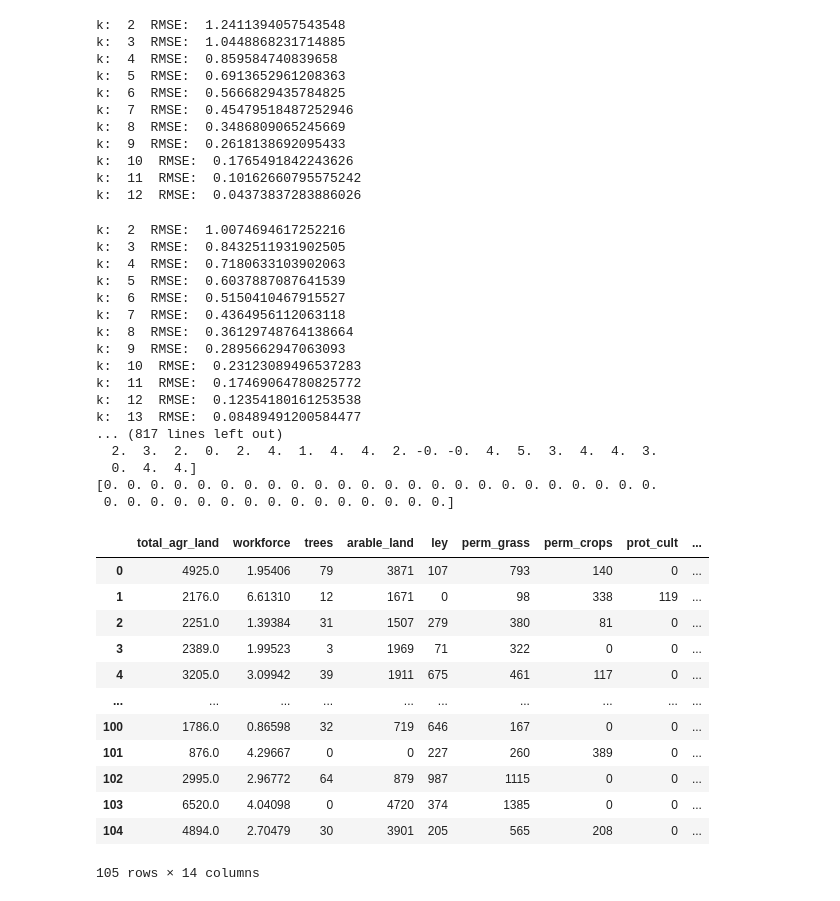
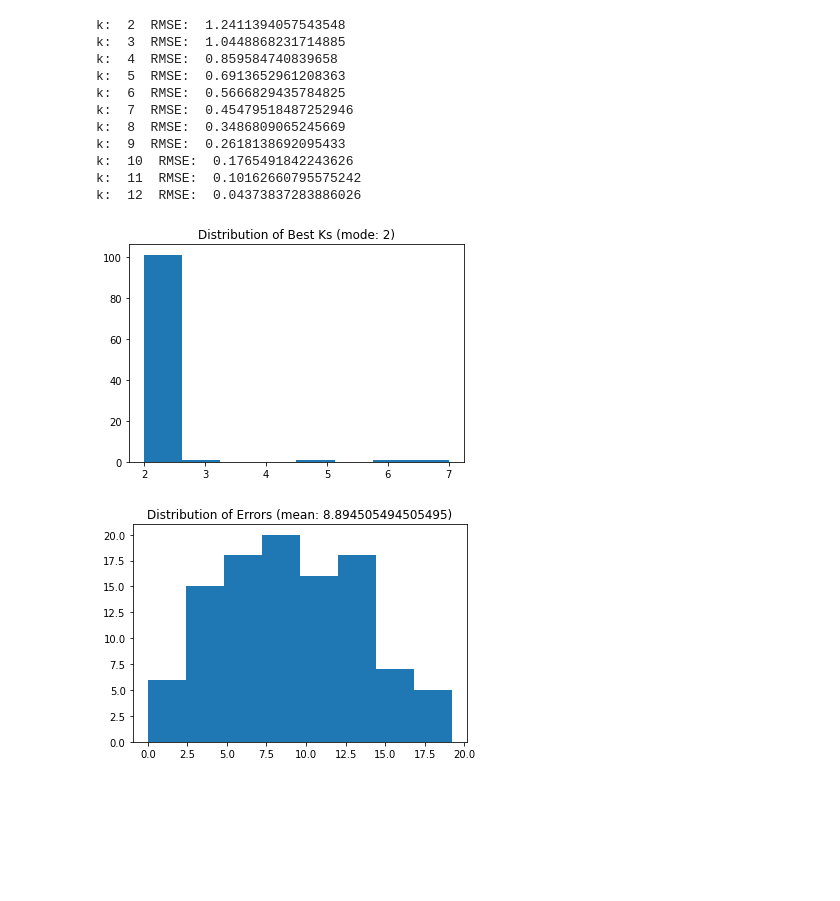
Before and after one commit to allenhu08/capstone, a Jupyter notebook: Recommender.ipynb, the cells around one changed output. Cells and saved outputs as stored; diff of their text form; code cells hidden in the pictures; blank space fills up the shorter version.

```diff
--- a/Recommender.ipynb
+++ b/Recommender.ipynb
@@ -87,50 +86,3 @@ k:  9  RMSE:  0.2618138692095433
 k:  10  RMSE:  0.1765491842243626
 k:  11  RMSE:  0.10162660795575242
 k:  12  RMSE:  0.04373837283886026
-# %%
-meansures_vals = df[meansures_info_cols + measures_effect_info_cols].fillna(0).values
-
-for k in range(2, len(meansures_vals[0])):
-  pred = compute_svd(meansures_vals, k)
-
-  print("k: ", k, " RMSE: ", mean_squared_error(meansures_vals, pred))
-
-# for i in range(len(meansures_vals)):
-#   print("User ", i)
-#   print(meansures_vals[i])
-#   print(pred[i].round())
-#   print(meansures_vals[i] - pred[i].round())
-# %% [output]
-k:  2  RMSE:  1.0074694617252216
-k:  3  RMSE:  0.8432511931902505
-k:  4  RMSE:  0.7180633103902063
-k:  5  RMSE:  0.6037887087641539
-k:  6  RMSE:  0.5150410467915527
-k:  7  RMSE:  0.4364956112063118
-k:  8  RMSE:  0.36129748764138664
-k:  9  RMSE:  0.2895662947063093
-k:  10  RMSE:  0.23123089496537283
-k:  11  RMSE:  0.17469064780825772
-k:  12  RMSE:  0.12354180161253538
-k:  13  RMSE:  0.08489491200584477
-... (817 lines left out)
-  2.  3.  2.  0.  2.  4.  1.  4.  4.  2. -0. -0.  4.  5.  3.  4.  4.  3.
-  0.  4.  4.]
-[0. 0. 0. 0. 0. 0. 0. 0. 0. 0. 0. 0. 0. 0. 0. 0. 0. 0. 0. 0. 0. 0. 0. 0.
- 0. 0. 0. 0. 0. 0. 0. 0. 0. 0. 0. 0. 0. 0. 0.]
-# %%
-df[farm_info_cols]
-# %% [output]
-|  | total_agr_land | workforce | trees | arable_land | ley | perm_grass | perm_crops | prot_cult | ... |
-| 0 | 4925.0 | 1.95406 | 79 | 3871 | 107 | 793 | 140 | 0 | ... |
-| 1 | 2176.0 | 6.61310 | 12 | 1671 | 0 | 98 | 338 | 119 | ... |
-| 2 | 2251.0 | 1.39384 | 31 | 1507 | 279 | 380 | 81 | 0 | ... |
-| 3 | 2389.0 | 1.99523 | 3 | 1969 | 71 | 322 | 0 | 0 | ... |
-| 4 | 3205.0 | 3.09942 | 39 | 1911 | 675 | 461 | 117 | 0 | ... |
-| ... | ... | ... | ... | ... | ... | ... | ... | ... | ... |
-| 100 | 1786.0 | 0.86598 | 32 | 719 | 646 | 167 | 0 | 0 | ... |
-| 101 | 876.0 | 4.29667 | 0 | 0 | 227 | 260 | 389 | 0 | ... |
-| 102 | 2995.0 | 2.96772 | 64 | 879 | 987 | 1115 | 0 | 0 | ... |
-| 103 | 6520.0 | 4.04098 | 0 | 4720 | 374 | 1385 | 0 | 0 | ... |
-| 104 | 4894.0 | 2.70479 | 30 | 3901 | 205 | 565 | 208 | 0 | ... |
-105 rows × 14 columns
@@ -136,0 +118,27 @@ df[farm_info_cols]
+# %%
+import matplotlib.pyplot as plt
+rng = np.random.RandomState(42)  # deterministic random data
+
+def plot_learning_results(vals, mask_fn):
+  ks, errs = learn_k(vals, mask_fn)
+
+  np.histogram(ks)
+  _ = plt.hist(ks, bins='auto')  # arguments are passed to np.histogram
+  mode = max(set(ks), key=ks.count)
+  leg = 'mode: {}'.format(mode)
+  plt.title("Distribution of Best Ks ({})".format(leg))
+  plt.show()
+
+
+  np.histogram(errs)
+  _ = plt.hist(errs, bins='auto')  # arguments are passed to np.histogram
+  mean = np.mean(errs)
+  leg = 'mean: {}'.format(mean)
+  plt.title("Distribution of Errors ({})".format(leg))
+  plt.show()
+# %%
+
+plot_learning_results(effect_vals, mask_v1)
+# %% [output]
+[figure, added]
+[figure, added]
```
Also changed, not shown: parts of 14 cells of this notebook.
